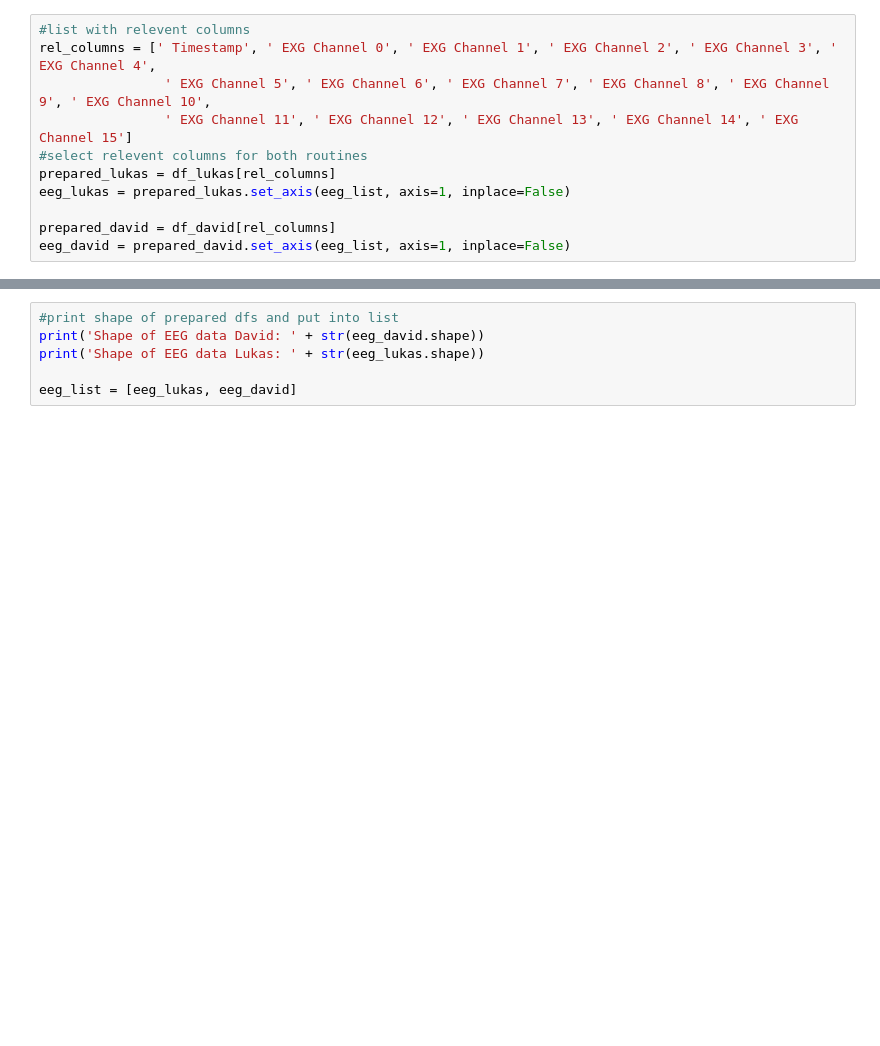
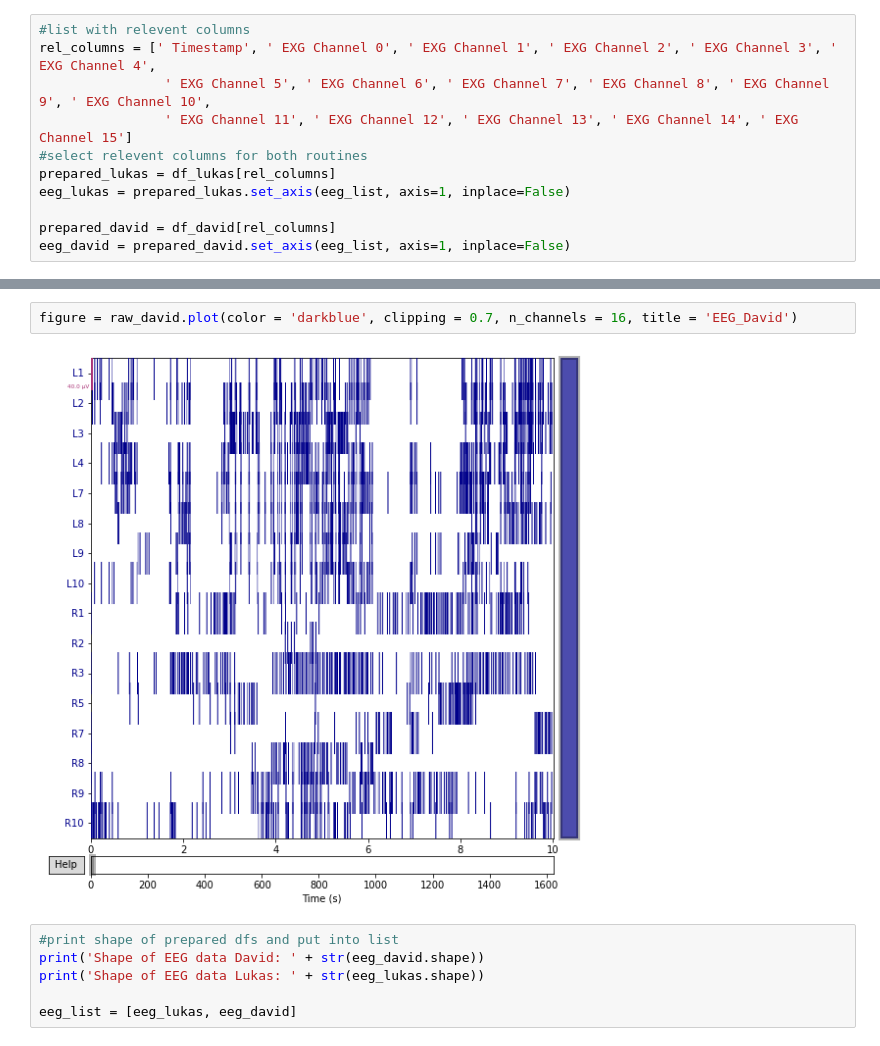
Before and after one commit to davidvblumenthal/nourriture_cEEG, a Jupyter notebook: feature_between_subjects.ipynb, the cells around one changed output, grey strips where cells are left out. Cells and saved outputs as stored; diff of their text form; blank space fills up the shorter version.

```diff
--- a/feature_between_subjects.ipynb
+++ b/feature_between_subjects.ipynb
@@ -37,3 +45,7 @@ eeg_david = prepared_david.set_axis(eeg_list, axis=1, inplace=False)
+# %%
+figure = raw_david.plot(color = 'darkblue', clipping = 0.7, n_channels = 16, title = 'EEG_David')
+# %% [output]
+[figure, added]
 # %%
 #print shape of prepared dfs and put into list
 print('Shape of EEG data David: ' + str(eeg_david.shape))
```
Also changed, not shown: parts of 4 cells of this notebook, 6 other files.
